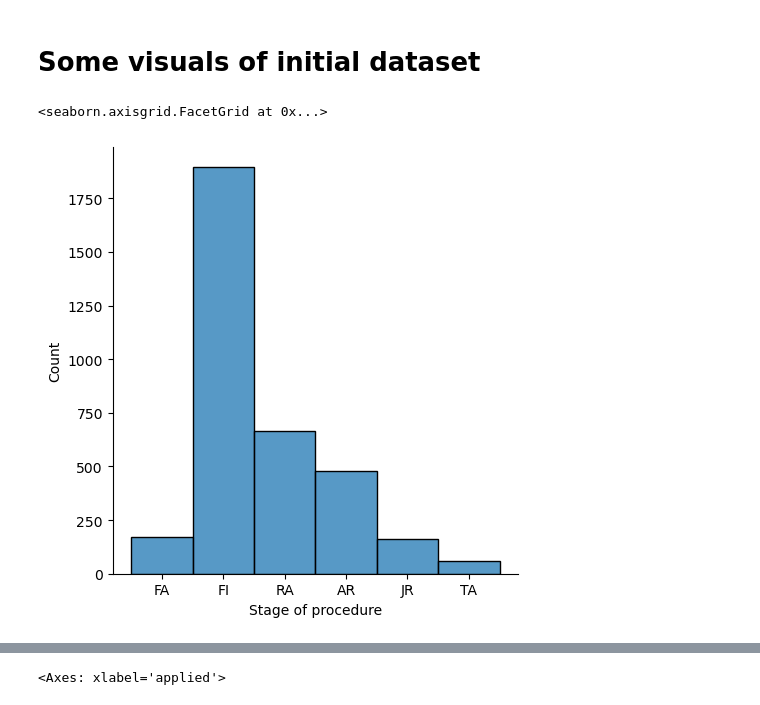
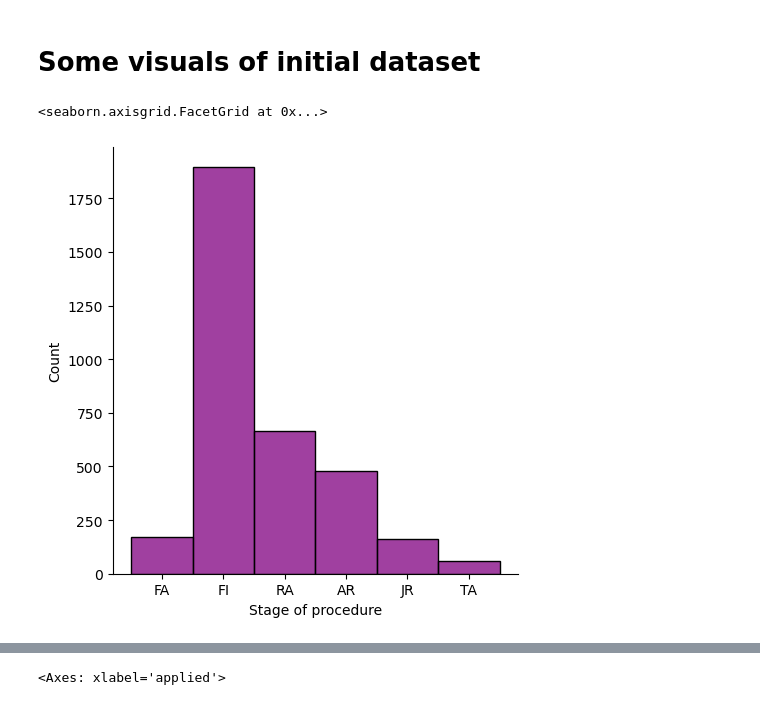
Before and after one commit to RodneyWardle2023/CapstoneProjectCA2RodneyWardle-SBS23057, a Jupyter notebook: CapstoneProjectCA2-CODE-RodneyWardle-SBS23057.ipynb, the cells around one changed output, grey strips where cells are left out. Saved outputs shown, nothing was run; the diff lists cells and outputs as text; code cells hidden in the pictures.

```diff
--- a/CapstoneProjectCA2-CODE-RodneyWardle-SBS23057.ipynb
+++ b/CapstoneProjectCA2-CODE-RodneyWardle-SBS23057.ipynb
@@ -205,7 +205,7 @@ dtype: int64
 # %% [markdown]
 # Some visuals of initial dataset
 # %%
-sns.displot(df["Stage of procedure"])
+sns.displot(df["Stage of procedure"],color="purple")
 # %% [output]
 <seaborn.axisgrid.FacetGrid at 0x...>
-[figure, old version]
+[figure, new version]
```
Also changed, not shown: parts of 12 cells of this notebook, 4 other files.
